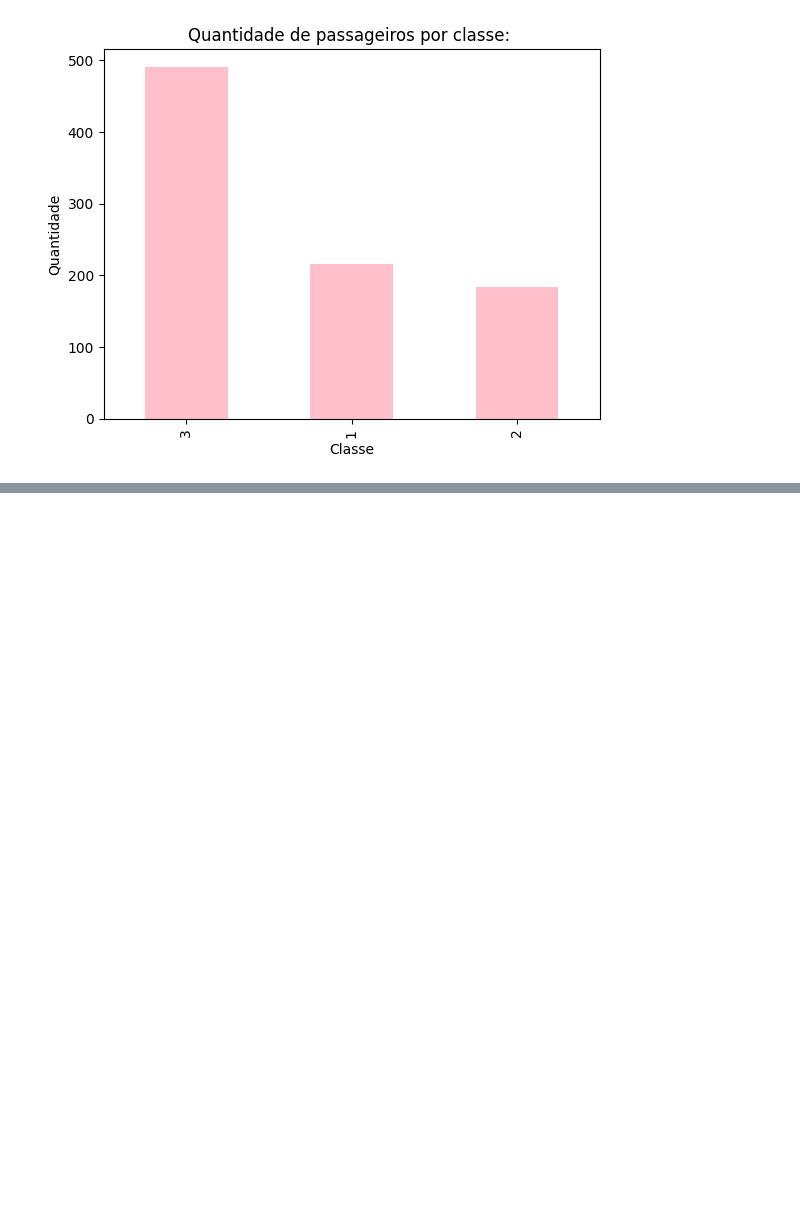
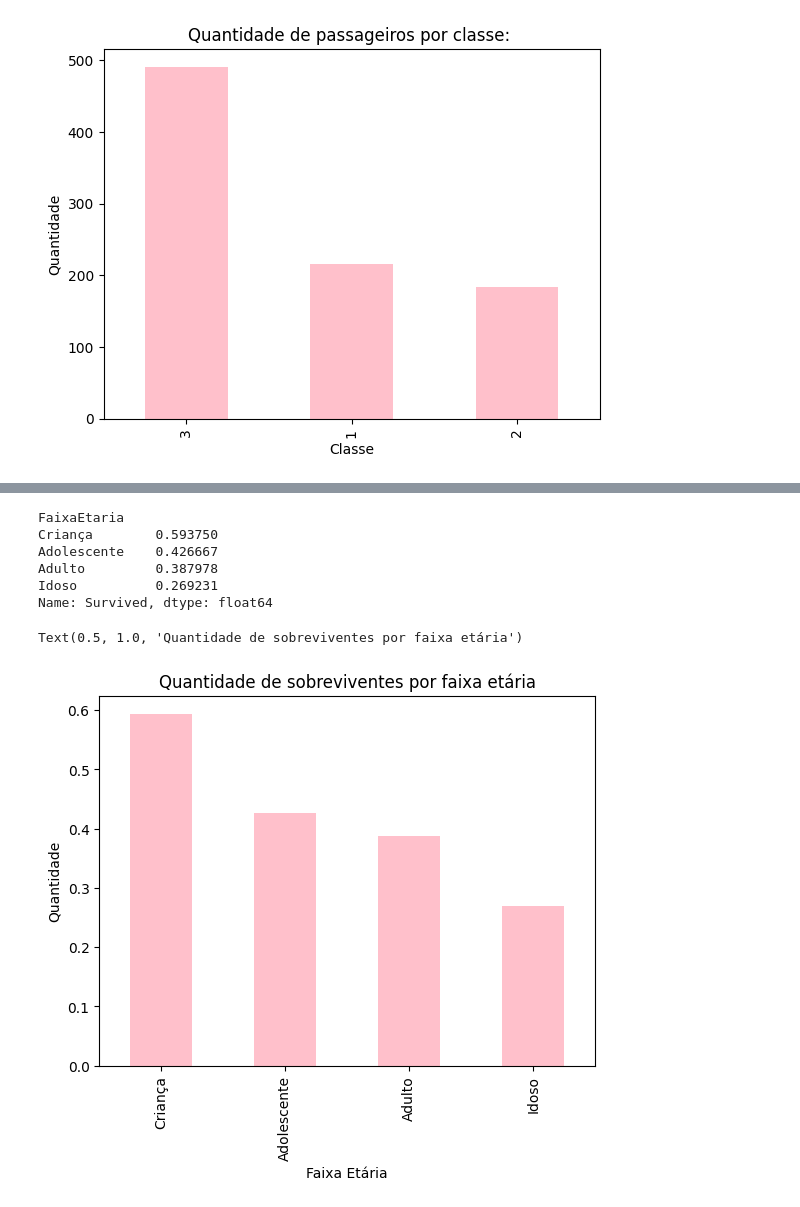
Before and after one commit to lethiciaasevedo1999/projeto-guiado-II, a Jupyter notebook: projeto-guiado.ipynb, the cells around one changed output, grey strips where cells are left out. Saved outputs shown, nothing was run; the diff lists cells and outputs as text; code cells hidden in the pictures; blank space fills up the shorter version.

```diff
--- a/projeto-guiado.ipynb
+++ b/projeto-guiado.ipynb
@@ -298,0 +332,18 @@ Text(0.5, 1.0, 'Quantidade de passageiros por classe: ')
+# %%
+#Quantidade de sobreviventes por faixa etária
+quantidade_sobreviventes_classe = dataframe_copia.groupby('FaixaEtaria')['Survived'].mean()
+print(quantidade_sobreviventes_classe)
+
+quantidade_sobreviventes_classe.plot(kind='bar', color='pink')
+plt.xlabel('Faixa Etária')
+plt.ylabel('Quantidade')
+plt.title('Quantidade de sobreviventes por faixa etária')
+# %% [output]
+FaixaEtaria
+Criança        0.593750
+Adolescente    0.426667
+Adulto         0.387978
+Idoso          0.269231
+Name: Survived, dtype: float64
+Text(0.5, 1.0, 'Quantidade de sobreviventes por faixa etária')
+[figure, added]
```
Also changed, not shown: parts of 2 cells of this notebook.
